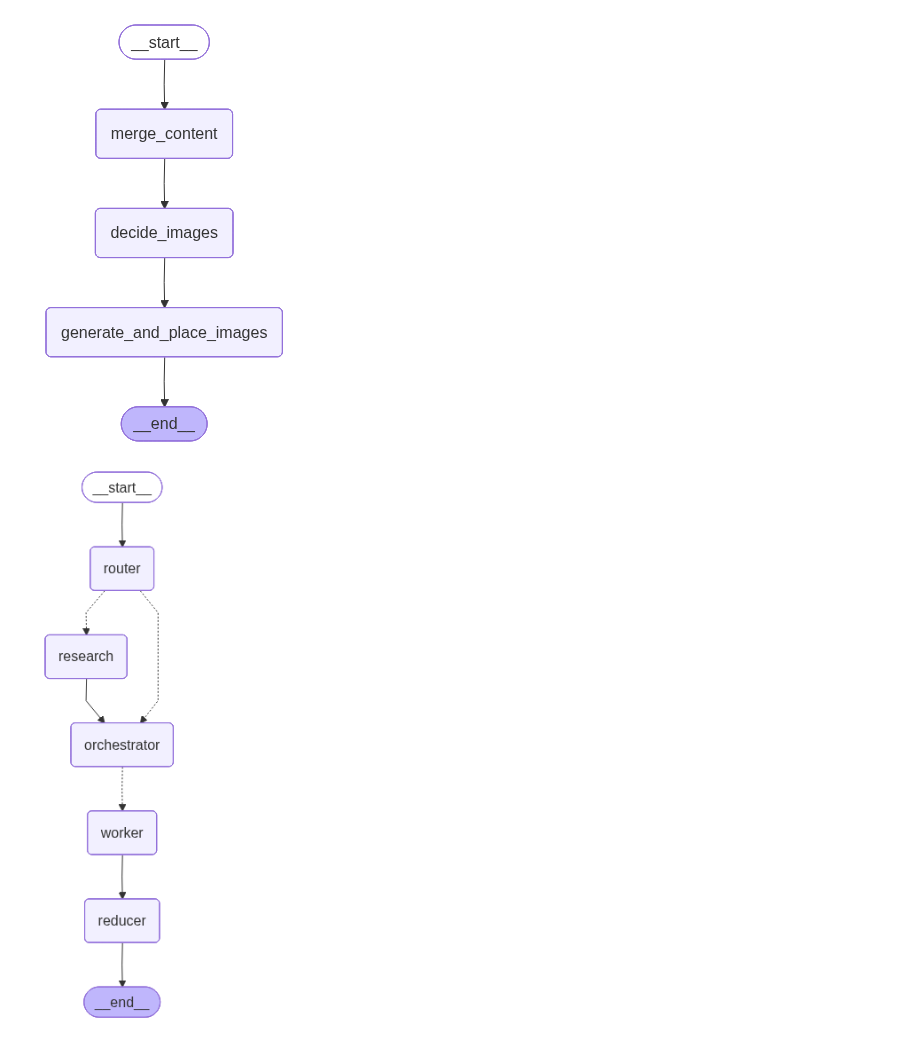
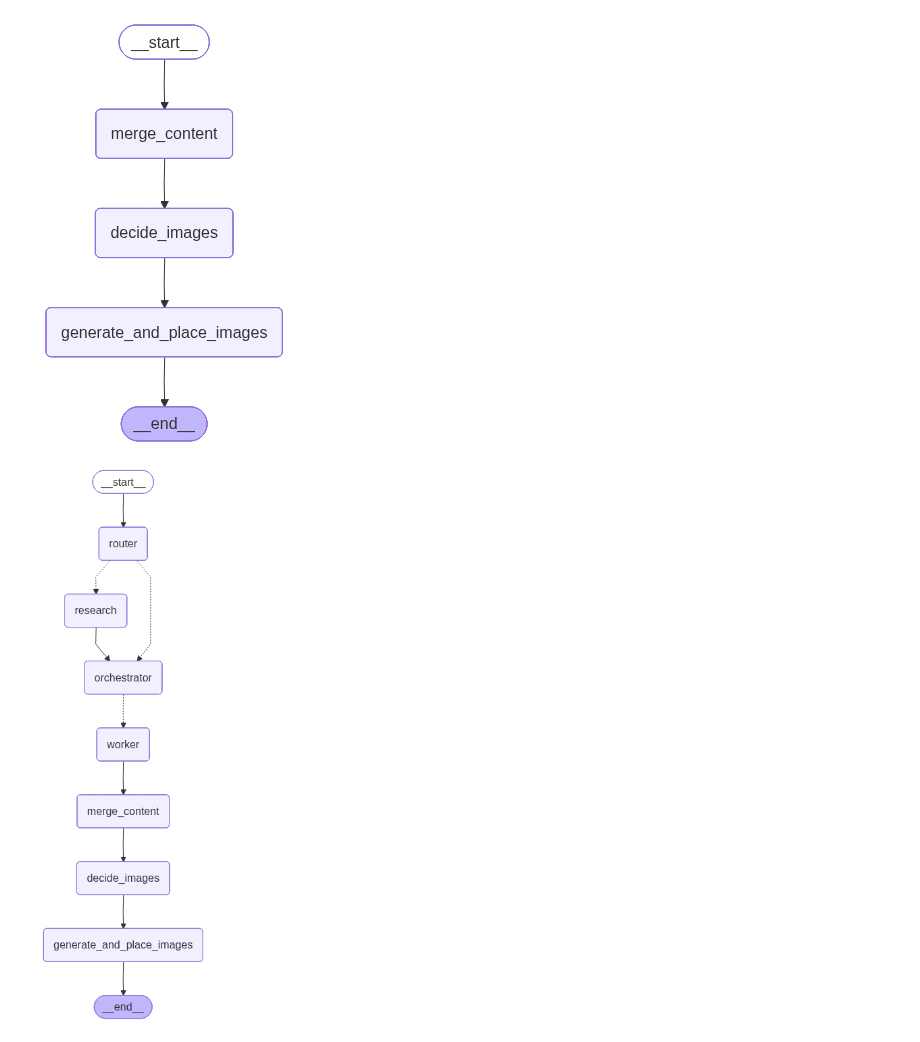
Before and after one commit to Pranay5519/langgraph-playlist, a Jupyter notebook: blog_agent/4_bwa_image_generation.ipynb, the cells around one changed output. Saved outputs shown, nothing was run; the diff lists cells and outputs as text; code cells hidden in the pictures.

Commit message:
debugged entite workflow

```diff
--- a/blog_agent/4_bwa_image_generation.ipynb
+++ b/blog_agent/4_bwa_image_generation.ipynb
@@ -110,11 +110,14 @@ structured_llm = ChatOllama(
 
 # LLM for content generation (without JSON mode)
 content_llm = ChatOllama(
-    model="llama3.2:latest",
+    model="qwen3:latest",
     temperature=0.7
 )
 from langchain_google_genai import ChatGoogleGenerativeAI
-image_gen = ChatGoogleGenerativeAI(model = "")
+from dotenv import load_dotenv
+load_dotenv()
+
+google_llm = ChatGoogleGenerativeAI(model ="gemini-2.5-flash")
 # %%
 # -----------------------------
 # 3) Router (decide upfront)
@@ -199,6 +202,8 @@ Rules:
 - Deduplicate by URL.
 """
 from langchain_core.output_parsers import PydanticOutputParser
+from langchain_core.output_parsers import PydanticOutputParser
+import json
 
 def research_node(state: State) -> dict:
 
@@ -215,19 +220,21 @@ def research_node(state: State) -> dict:
     parser = PydanticOutputParser(pydantic_object=EvidencePack)
 
     prompt = ChatPromptTemplate.from_messages([
-        ("system", RESEARCH_SYSTEM + "\n{format_instructions}"),
-        ("human", "Raw Results:\n{raw_results}")
+        ("system", RESEARCH_SYSTEM),
+        ("system", "{format_instructions}"),
+        ("human", "{raw_results}")
     ])
 
     prompt = prompt.partial(
         format_instructions=parser.get_format_instructions()
     )
 
-    chain = prompt | structured_llm | parser     #  plain ChatOllama
+    chain = prompt | structured_llm | parser
 
-    pack = chain.invoke({"raw_results": raw_results})
+    pack = chain.invoke({
+        "raw_results": json.dumps(raw_results, ensure_ascii=False)
+    })
 
-    # Deduplicate by URL
     dedup = {}
     for e in pack.evidence:
         if e.url:
@@ -550,23 +546,28 @@ reducer_subgraph
 # %%
 # -----------------------------
 # 9) Build main graph
 # -----------------------------
 g = StateGraph(State)
 g.add_node("router", router_node)
 g.add_node("research", research_node)
 g.add_node("orchestrator", orchestrator_node)
 g.add_node("worker", worker_node)
-g.add_node("reducer", reducer_subgraph)
+g.add_node("merge_content", merge_content)
+g.add_node("decide_images" , decide_images)
+g.add_node("generate_and_place_images" , generate_and_place_images)
 
 g.add_edge(START, "router")
 g.add_conditional_edges("router", route_next, {"research": "research", "orchestrator": "orchestrator"})
 g.add_edge("research", "orchestrator")
 
 g.add_conditional_edges("orchestrator", fanout, ["worker"])
-g.add_edge("worker", "reducer")
-g.add_edge("reducer", END)
+g.add_edge("worker", "merge_content")
+g.add_edge("merge_content", "decide_images")
+g.add_edge("decide_images","generate_and_place_images" )
+g.add_edge("generate_and_place_images" , END)
 
-app = g.compile()
+
+app = g.compile(debug= True)
 app
 # %% [output]
-[figure, old version]
+[figure, new version]
```
Also changed, not shown: parts of 27 cells of this notebook, 5 other files.
